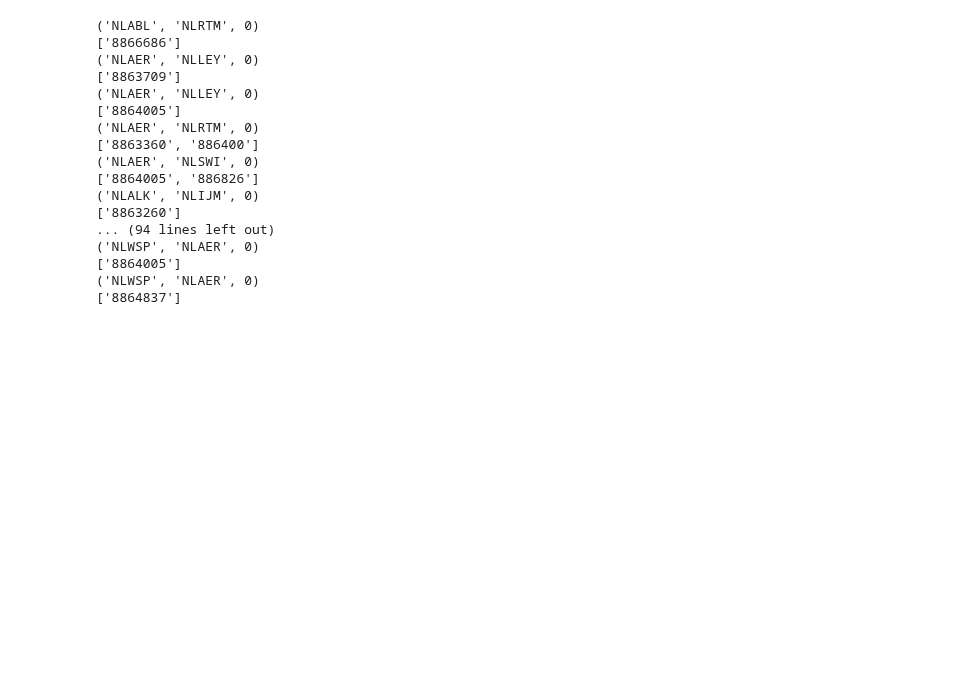
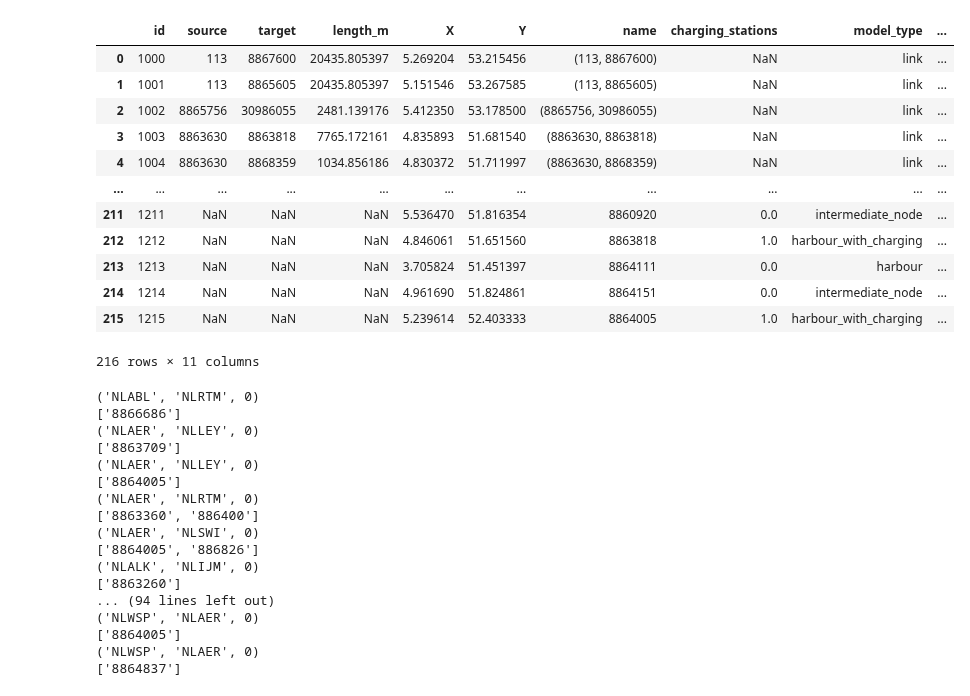
Before and after one commit to fabiandriessen/Thesis, a Jupyter notebook: ABM/own_work/Input_data_test.ipynb, the cells around one changed output. Saved outputs shown, nothing was run; the diff lists cells and outputs as text; code cells hidden in the pictures; blank space fills up the shorter version.

```diff
--- a/ABM/own_work/Input_data_test.ipynb
+++ b/ABM/own_work/Input_data_test.ipynb
@@ -18,6 +18,22 @@ df_abm = pickle.load(open("data/df_abm.p", "rb"))
 non_zero_flows = pickle.load(open("data/non_zero_flows.p", "rb"))
 feasible_combinations = pickle.load(open('data/feasible_comb.p', 'rb'))
 optimal_flows = pickle.load(open('data/optimal_flows.p', 'rb'))
+# %%
+df_abm.loc[df_abm.name]
+# %% [output]
+|  | id | source | target | length_m | X | Y | name | charging_stations | model_type | ... |
+| 0 | 1000 | 113 | 8867600 | 20435.805397 | 5.269204 | 53.215456 | (113, 8867600) | NaN | link | ... |
+| 1 | 1001 | 113 | 8865605 | 20435.805397 | 5.151546 | 53.267585 | (113, 8865605) | NaN | link | ... |
+| 2 | 1002 | 8865756 | 30986055 | 2481.139176 | 5.412350 | 53.178500 | (8865756, 30986055) | NaN | link | ... |
+| 3 | 1003 | 8863630 | 8863818 | 7765.172161 | 4.835893 | 51.681540 | (8863630, 8863818) | NaN | link | ... |
+| 4 | 1004 | 8863630 | 8868359 | 1034.856186 | 4.830372 | 51.711997 | (8863630, 8868359) | NaN | link | ... |
+| ... | ... | ... | ... | ... | ... | ... | ... | ... | ... | ... |
+| 211 | 1211 | NaN | NaN | NaN | 5.536470 | 51.816354 | 8860920 | 0.0 | intermediate_node | ... |
+| 212 | 1212 | NaN | NaN | NaN | 4.846061 | 51.651560 | 8863818 | 1.0 | harbour_with_charging | ... |
+| 213 | 1213 | NaN | NaN | NaN | 3.705824 | 51.451397 | 8864111 | 0.0 | harbour | ... |
+| 214 | 1214 | NaN | NaN | NaN | 4.961690 | 51.824861 | 8864151 | 0.0 | intermediate_node | ... |
+| 215 | 1215 | NaN | NaN | NaN | 5.239614 | 52.403333 | 8864005 | 1.0 | harbour_with_charging | ... |
+216 rows × 11 columns
 # %%
 o = {}
 for key, item in optimal_flows.items():
```
Also changed, not shown: 8 other files.
